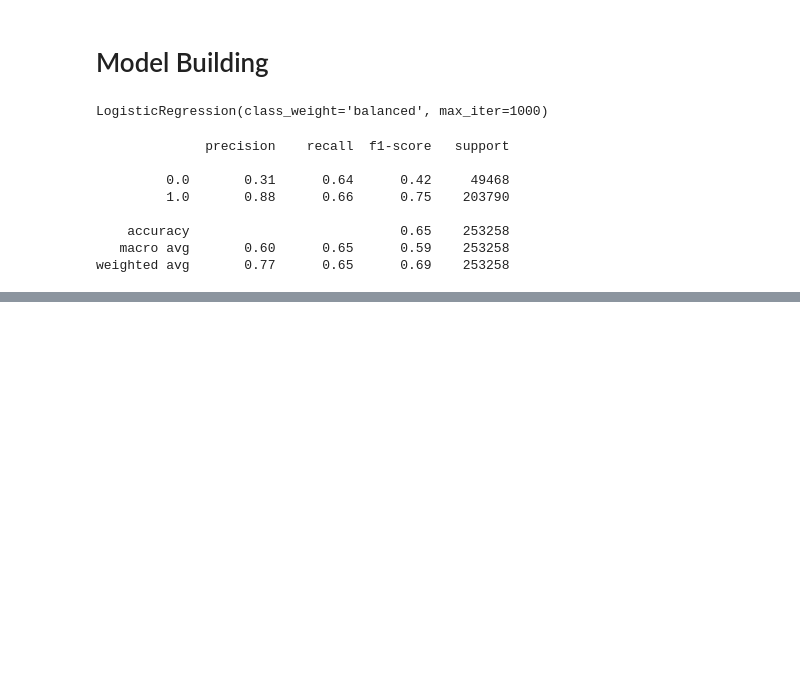
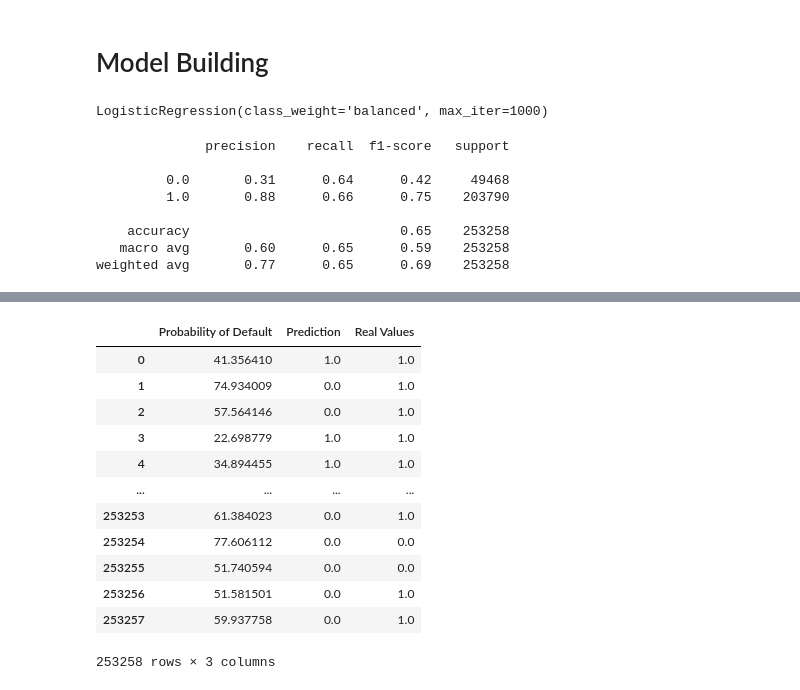
Before and after one commit to Ty-Tshiam/Credit-Risk-Project, a Jupyter notebook: CreditRisk.ipynb, the cells around one changed output, grey strips where cells are left out. Cells and saved outputs as stored; diff of their text form; code cells hidden in the pictures; blank space fills up the shorter version.

```diff
--- a/CreditRisk.ipynb
+++ b/CreditRisk.ipynb
@@ -680,7 +638,7 @@ model.fit(xTrainS, yTrain)
 LogisticRegression(class_weight='balanced', max_iter=1000)
 # %%
 yPred = model.predict(xTestS)
-yProb = model.predict_proba(xTestS)[:, 1]
+yProb = model.predict_proba(xTestS)[:, 0]
 # %%
 print(classification_report(yTest, yPred))
 # %% [output]
@@ -698,0 +657,4 @@ ROC AUC Score: 0.7081307948903731
+# %%
+probs = pd.DataFrame(yProb, columns = ["Probability of Default"])
+probs = probs * 100
+probs
@@ -698,0 +675,4 @@ ROC AUC Score: 0.7081307948903731
+# %%
+# Fully Paid = 1 and Charged Off = 0
+pred = pd.DataFrame(yPred, columns = ['Prediction'])
+pred
@@ -698,0 +693,4 @@ ROC AUC Score: 0.7081307948903731
+# %%
+# Fully Paid = 1 and Charged Off = 0
+test = pd.DataFrame(yTest, columns = ['Real Values'])
+test
@@ -698,0 +711,17 @@ ROC AUC Score: 0.7081307948903731
+# %%
+results = pd.concat([probs, pred, test], axis = 1)
+results
+# %% [output]
+|  | Probability of Default | Prediction | Real Values |
+| 0 | 41.356410 | 1.0 | 1.0 |
+| 1 | 74.934009 | 0.0 | 1.0 |
+| 2 | 57.564146 | 0.0 | 1.0 |
+| 3 | 22.698779 | 1.0 | 1.0 |
+| 4 | 34.894455 | 1.0 | 1.0 |
+| ... | ... | ... | ... |
+| 253253 | 61.384023 | 0.0 | 1.0 |
+| 253254 | 77.606112 | 0.0 | 0.0 |
+| 253255 | 51.740594 | 0.0 | 0.0 |
+| 253256 | 51.581501 | 0.0 | 1.0 |
+| 253257 | 59.937758 | 0.0 | 1.0 |
+253258 rows × 3 columns
```
Also changed, not shown: parts of 57 cells of this notebook, 53 other files.
